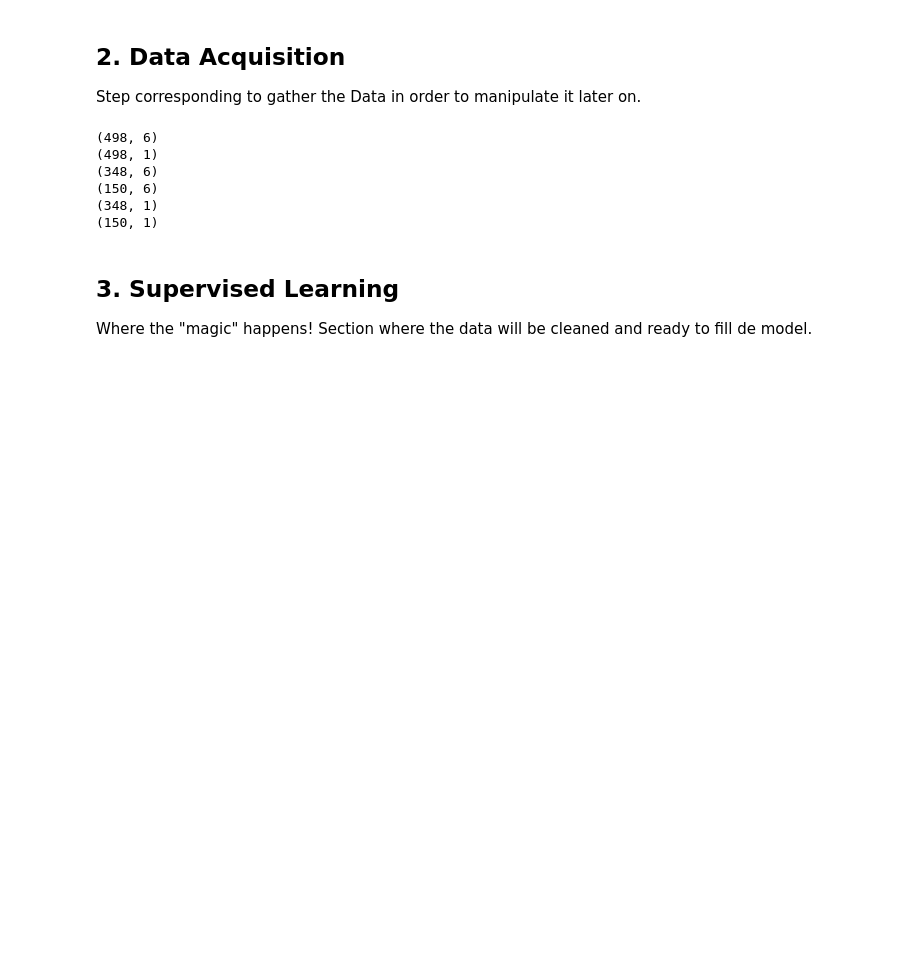
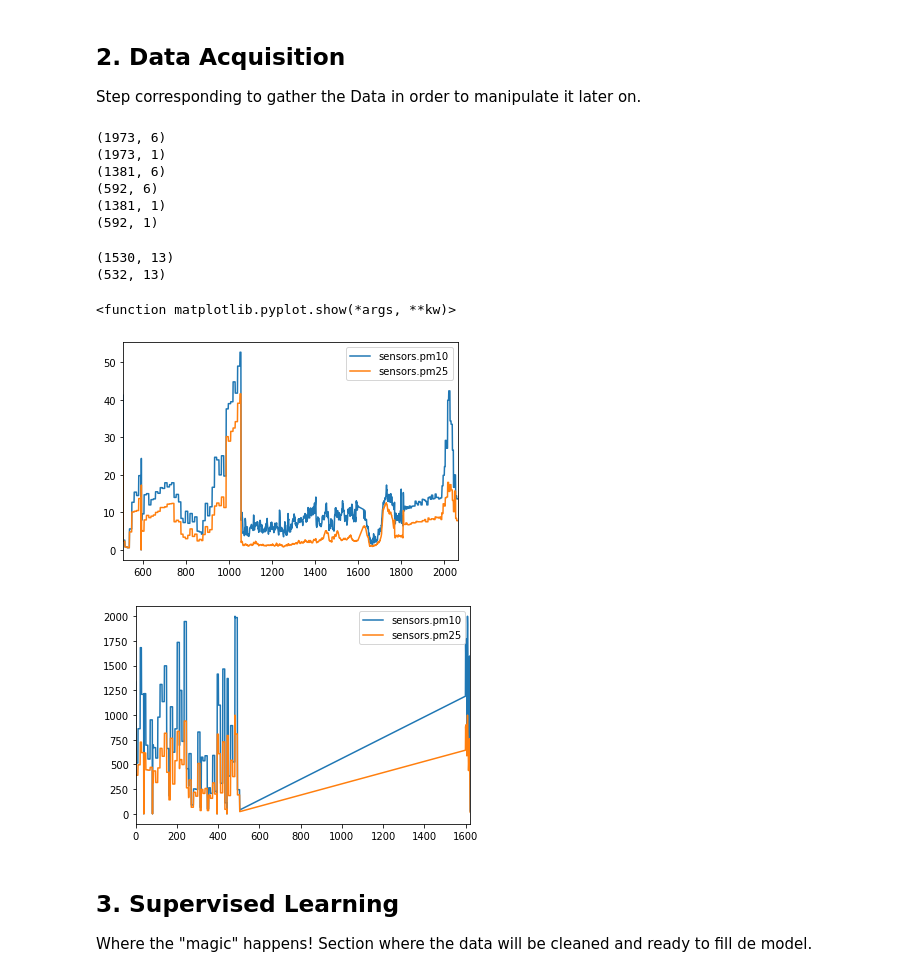
Before and after one commit to tiago-fontes/PEI, a Jupyter notebook: AlertAI/Algorithms.ipynb, the cells around one changed output. Drawn from its saved outputs; the diff is of its cells as text; code cells hidden in the pictures; blank space fills up the shorter version.

```diff
--- a/AlertAI/Algorithms.ipynb
+++ b/AlertAI/Algorithms.ipynb
@@ -55,7 +57,7 @@ from sklearn.ensemble import RandomForestRegressor, IsolationForest
 ## 2. Data Acquisition
 Step corresponding to gather the Data in order to manipulate it later on.
 # %%
-data = pd.read_csv("data/raw_data.csv")
+data = pd.read_csv("data/data.csv")
 
 X = data[['sensors.pm25','sensors.pm10','sensors.temperature', 'sensors.gas', 'sensors.humidity', 'sensors.pressure']]
 y = data[['sensors.classification']]
@@ -65,19 +67,38 @@ print(y.shape)
 
 #sklearn para dividir os dados de treino e de teste
 from sklearn.model_selection import train_test_split
-X_train, X_test, y_train, y_test = train_test_split(X, y, test_size = 0.3)
+X_train, X_test, y_train, y_test = train_test_split(X, y, test_size = 0.3, random_state=123) #shuffle=true by default
 
 print(X_train.shape)
 print(X_test.shape)
 print(y_train.shape)
 print(y_test.shape)
 # %% [output]
-(498, 6)
-(498, 1)
-(348, 6)
-(150, 6)
-(348, 1)
-(150, 1)
+(1973, 6)
+(1973, 1)
+(1381, 6)
+(592, 6)
+(1381, 1)
+(592, 1)
+# %%
+#Observação de dados
+x0 = data.loc[data['sensors.classification'] == 0]
+x1 = data.loc[data['sensors.classification'] == 1]
+
+print(x0.shape)
+print(x1.shape)
+
+x0.plot(y=["sensors.pm10", "sensors.pm25"])
+plt.show
+
+x1.plot(y=["sensors.pm10", "sensors.pm25"])
+plt.show
+# %% [output]
+(1530, 13)
+(532, 13)
+<function matplotlib.pyplot.show(*args, **kw)>
+[figure, added]
+[figure, added]
 # %% [markdown]
 ## 3. Supervised Learning
 Where the "magic" happens!
```
Also changed, not shown: parts of 30 cells of this notebook.
